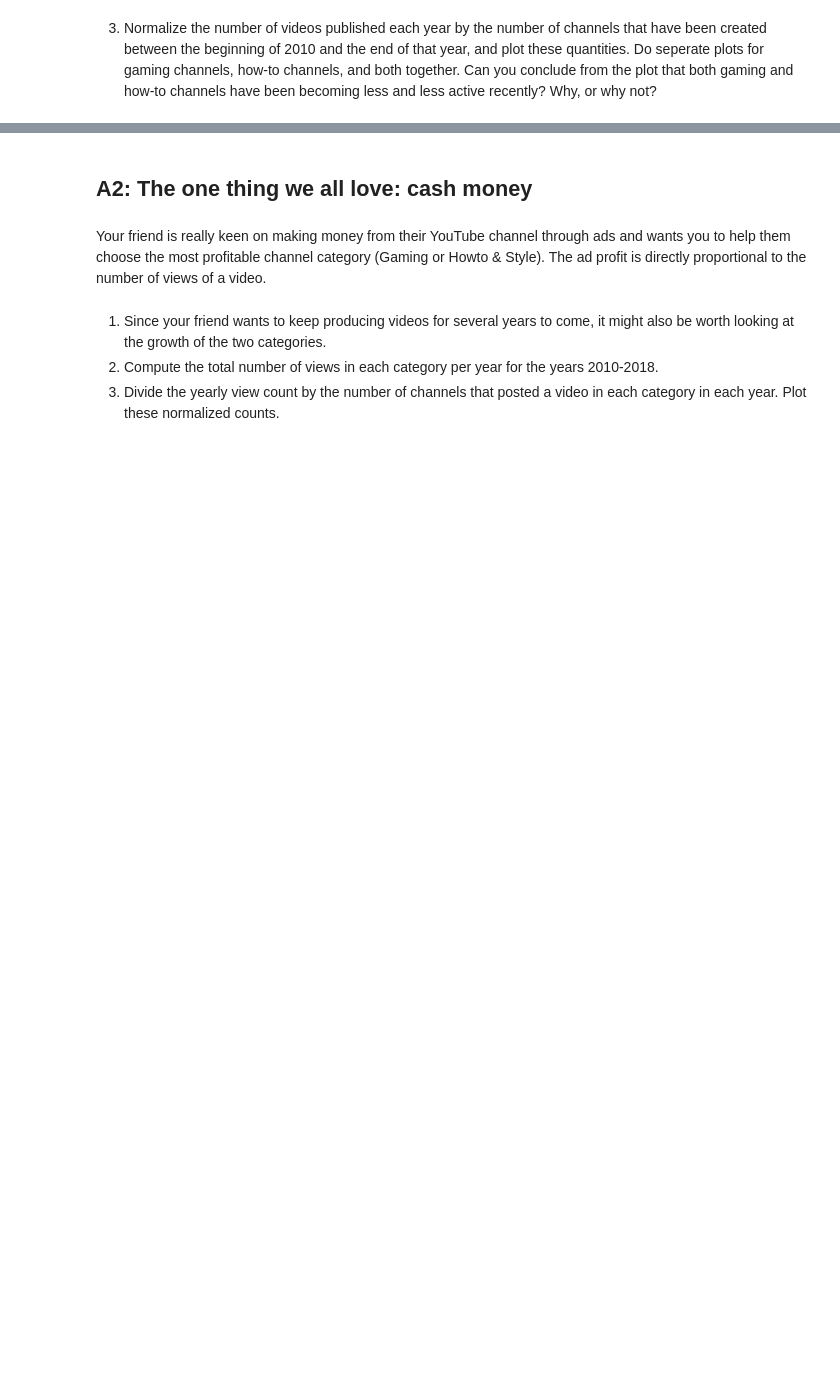
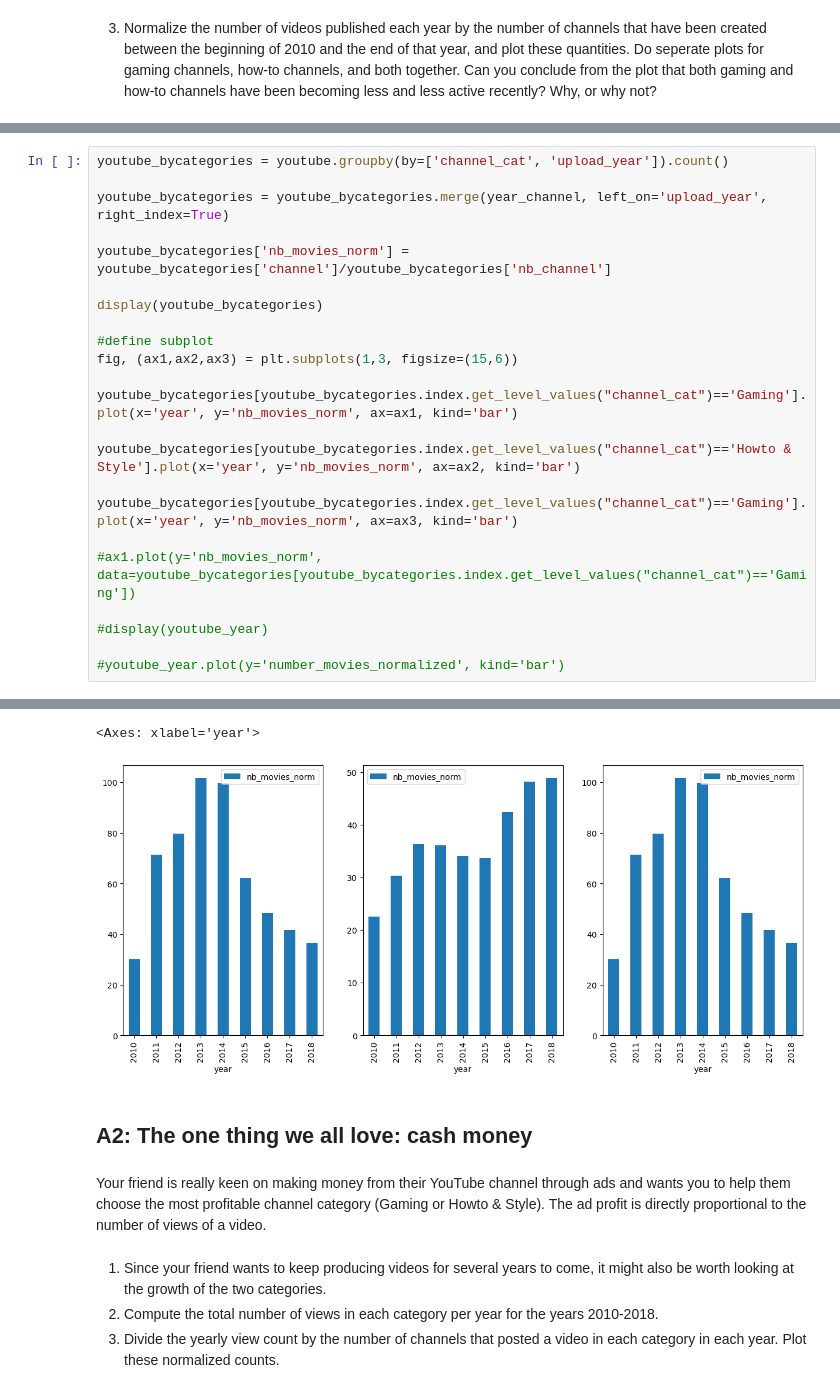
Before and after one commit to Palmisano-Enzo/2023, a Jupyter notebook: Old_exam/2019/exam.ipynb, the cells around one changed output, grey strips where cells are left out. Saved outputs shown, nothing was run; the diff lists cells and outputs as text; blank space fills up the shorter version.

```diff
--- a/Old_exam/2019/exam.ipynb
+++ b/Old_exam/2019/exam.ipynb
@@ -110,0 +78,24 @@ youtube_year.plot( kind='bar')
+# %%
+youtube_bycategories = youtube.groupby(by=['channel_cat', 'upload_year']).count()
+
+youtube_bycategories = youtube_bycategories.merge(year_channel, left_on='upload_year', right_index=True)
+
+youtube_bycategories['nb_movies_norm'] = youtube_bycategories['channel']/youtube_bycategories['nb_channel']
+
+display(youtube_bycategories)
+
+#define subplot
+fig, (ax1,ax2,ax3) = plt.subplots(1,3, figsize=(15,6))
+
+youtube_bycategories[youtube_bycategories.index.get_level_values("channel_cat")=='Gaming'].plot(x='year', y='nb_movies_norm', ax=ax1, kind='bar')
+
+youtube_bycategories[youtube_bycategories.index.get_level_values("channel_cat")=='Howto & Style'].plot(x='year', y='nb_movies_norm', ax=ax2, kind='bar')
+
+youtube_bycategories[youtube_bycategories.index.get_level_values("channel_cat")=='Gaming'].plot(x='year', y='nb_movies_norm', ax=ax3, kind='bar')
+
+#ax1.plot(y='nb_movies_norm', data=youtube_bycategories[youtube_bycategories.index.get_level_values("channel_cat")=='Gaming'])
+
+#display(youtube_year)
+
+#youtube_year.plot(y='number_movies_normalized', kind='bar')
+# %% [output]
@@ -111,3 +120,5 @@ youtube_year.plot( kind='bar')
+<Axes: xlabel='year'>
+[figure, added]
 # %% [markdown]
 ## A2: The one thing we all love: cash money
 # %% [markdown]
```
Also changed, not shown: parts of 26 cells of this notebook, 15 other files.
